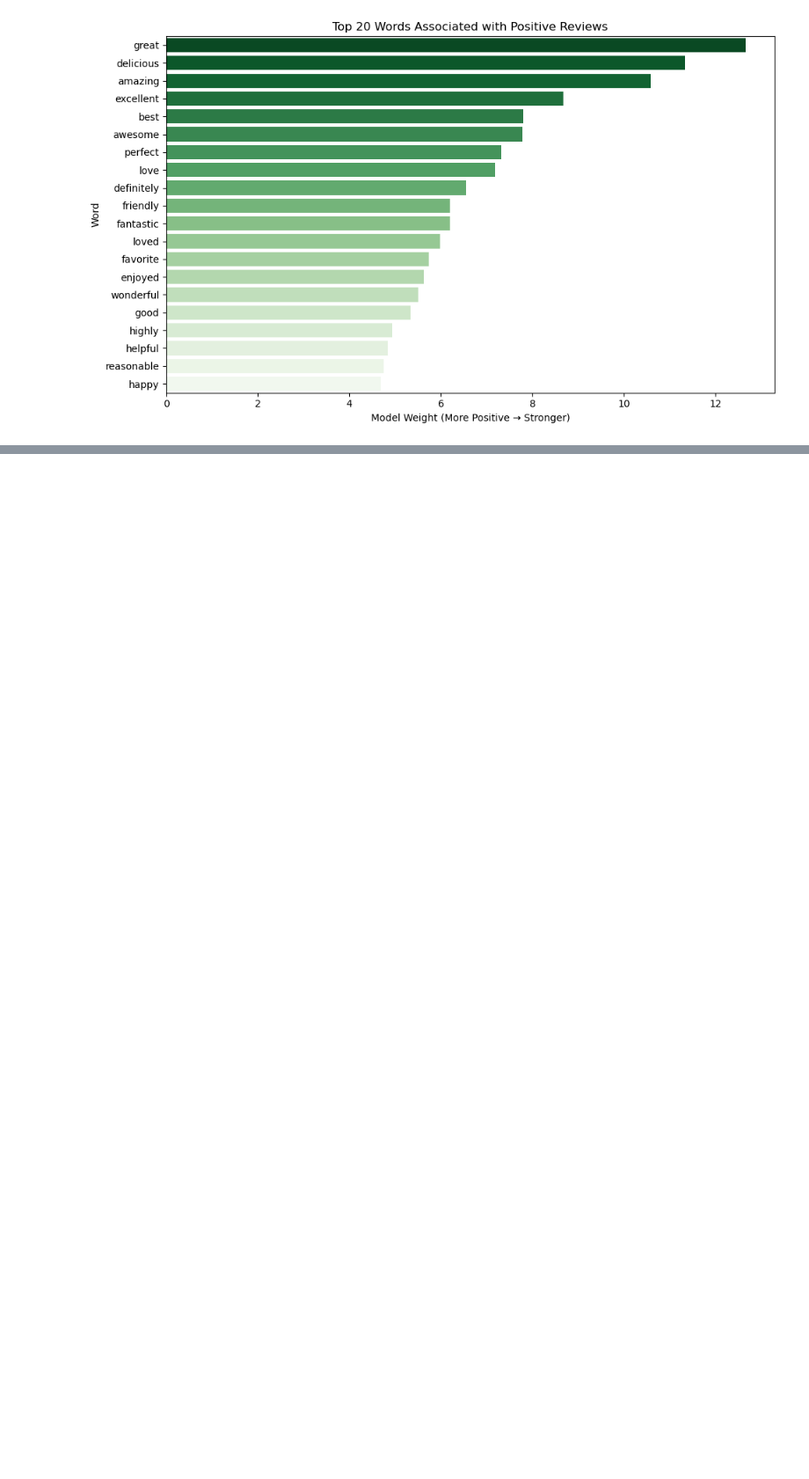
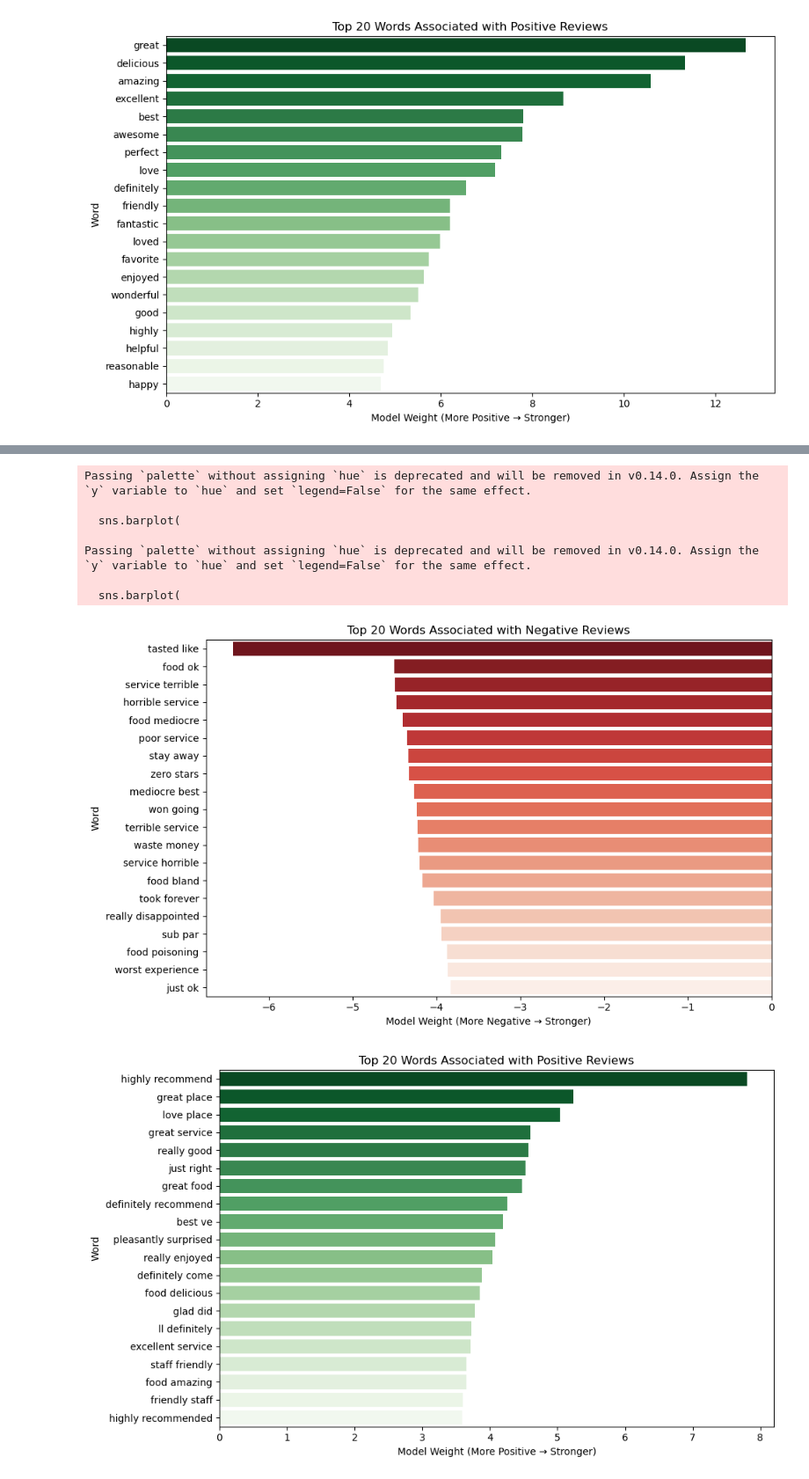
Before and after one commit to vnikolo1/DataMiningFinal, a Jupyter notebook: Final Project Visuals.ipynb, the cells around one changed output, grey strips where cells are left out. Shown at 88% size. Saved outputs shown, nothing was run; the diff lists cells and outputs as text; code cells hidden in the pictures; blank space fills up the shorter version.

```diff
--- a/Final Project Visuals.ipynb
+++ b/Final Project Visuals.ipynb
@@ -499,0 +519,19 @@ Passing `palette` without assigning `hue` is deprecated and will be removed in v
+# %%
+# indices of most negative and most positive weights
+indices_num = 20
+# coefs is all of the weights for each feature in an array not sorted
+# argsort returns the indices that would sort the array from small to large (so the element of index 0 would be the index in coefs in which the smallest weight is)
+top_neg_idx = np.argsort(coefs)[:indices_num]
+top_pos_idx = np.argsort(coefs)[-indices_num:]
+
+top_neg_words = pd.DataFrame({
+    'word': feature_names[top_neg_idx],
+    'coef': coefs[top_neg_idx]
+}).sort_values('coef')
+
+top_pos_words = pd.DataFrame({
+    'word': feature_names[top_pos_idx],
+    'coef': coefs[top_pos_idx]
+}).sort_values('coef', ascending=False)
+
+top_neg_words, top_pos_words
@@ -499,0 +556,38 @@ Passing `palette` without assigning `hue` is deprecated and will be removed in v
+# %%
+plt.figure(figsize=(10, 6))
+sns.barplot(
+    data=top_neg_words,
+    x='coef',
+    y='word',
+    palette='Reds_r'
+)
+# Using f-strings to dynamically show number of words in case anyone wants to change the number of words to look at
+plt.title(f"Top {indices_num} Words Associated with Negative Reviews")
+plt.xlabel("Model Weight (More Negative → Stronger)")
+plt.ylabel("Word")
+plt.tight_layout()
+# plt.show()
+
+plt.figure(figsize=(10, 6))
+sns.barplot(
+    data=top_pos_words,
+    x='coef',
+    y='word',
+    palette='Greens_r'
+)
+
+plt.title(f"Top {indices_num} Words Associated with Positive Reviews")
+plt.xlabel("Model Weight (More Positive → Stronger)")
+plt.ylabel("Word")
+plt.tight_layout()
+plt.show()
+# %% [output]
+Passing `palette` without assigning `hue` is deprecated and will be removed in v0.14.0. Assign the `y` variable to `hue` and set `legend=False` for the same effect.
+
+  sns.barplot(
+
+Passing `palette` without assigning `hue` is deprecated and will be removed in v0.14.0. Assign the `y` variable to `hue` and set `legend=False` for the same effect.
+
+  sns.barplot(
+[figure, added]
+[figure, added]
```
Also changed, not shown: parts of 6 cells of this notebook.
